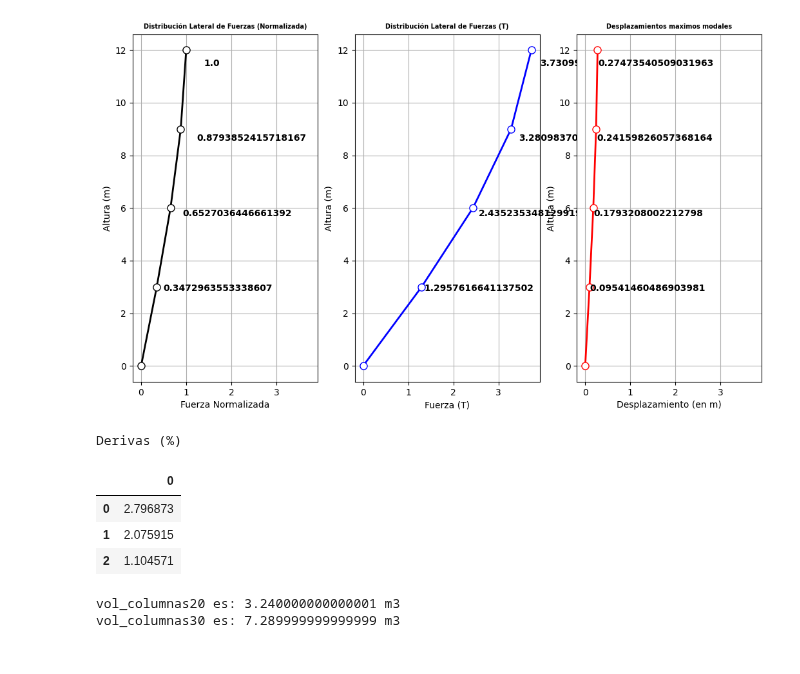
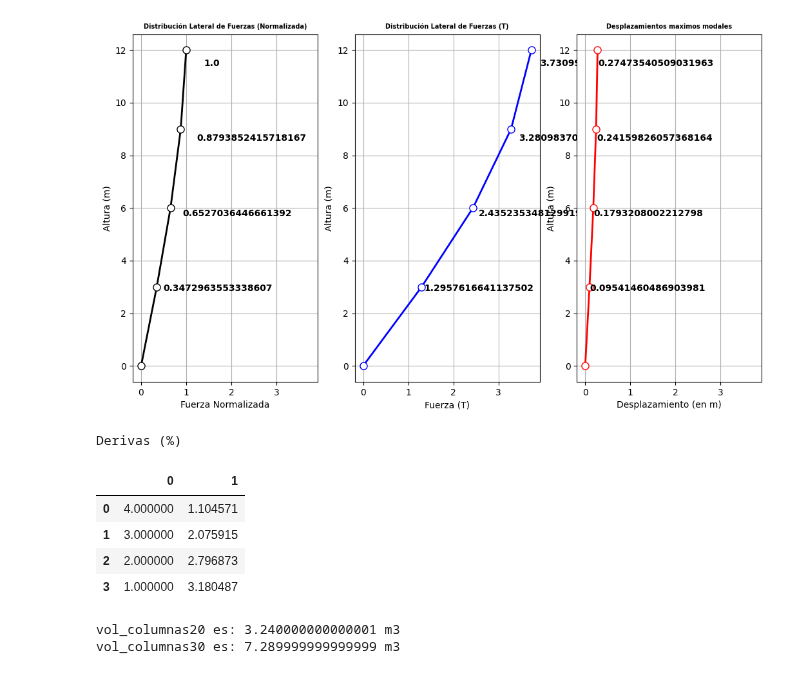
Before and after one commit to NicoJat/Main-codes, a Jupyter notebook: Diseño_Sismoresistente/Def_Mult_gr_libertad.ipynb, the cells around one changed output. Cells and saved outputs as stored; diff of their text form; code cells hidden in the pictures.

```diff
--- a/Diseño_Sismoresistente/Def_Mult_gr_libertad.ipynb
+++ b/Diseño_Sismoresistente/Def_Mult_gr_libertad.ipynb
@@ -337,17 +337,21 @@ plt.show()
 # %%
 #Calculo de Derivas
 Derivas = []
-for i in range(gdl-1):
+qmax = np.vstack((np.zeros(gdl), qmax))
+for i in range(gdl):
     Derivas.append((qmax[i+1,modo_vibracion]-qmax[i,modo_vibracion])/H[0]*100)
 
-tbl_Derivas = pd.DataFrame(Derivas)
+Derivas = np.flip(Derivas)
+Derivas_Pisos = np.column_stack((np.flip(np.arange(1, gdl+1)), Derivas))
+tbl_Derivas = pd.DataFrame(Derivas_Pisos)
 display(tbl_Derivas.style.set_caption('Derivas (%)'))
 # %% [output]
 Derivas (%)
-|  | 0 |
-| 0 | 2.796873 |
-| 1 | 2.075915 |
-| 2 | 1.104571 |
+|  | 0 | 1 |
+| 0 | 4.000000 | 1.104571 |
+| 1 | 3.000000 | 2.075915 |
+| 2 | 2.000000 | 2.796873 |
+| 3 | 1.000000 | 3.180487 |
 # %%
 c1 = 0.2
 c2 = 0.3
```
